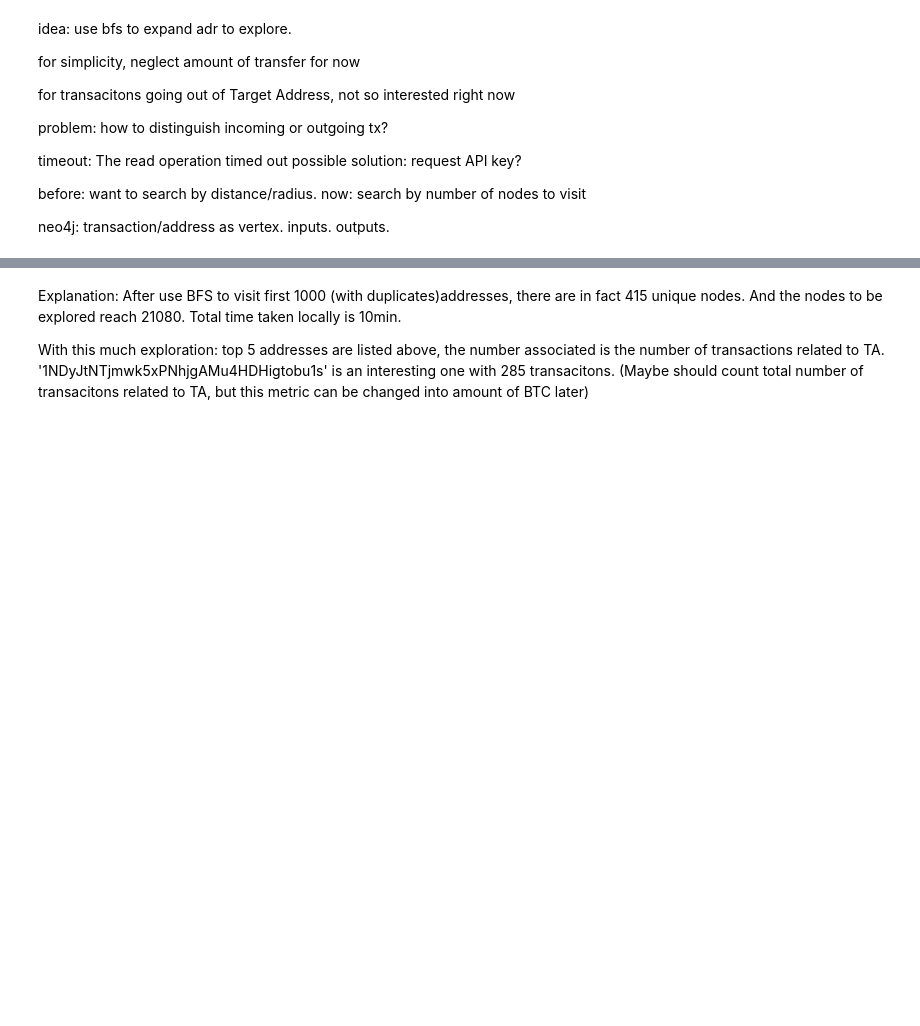
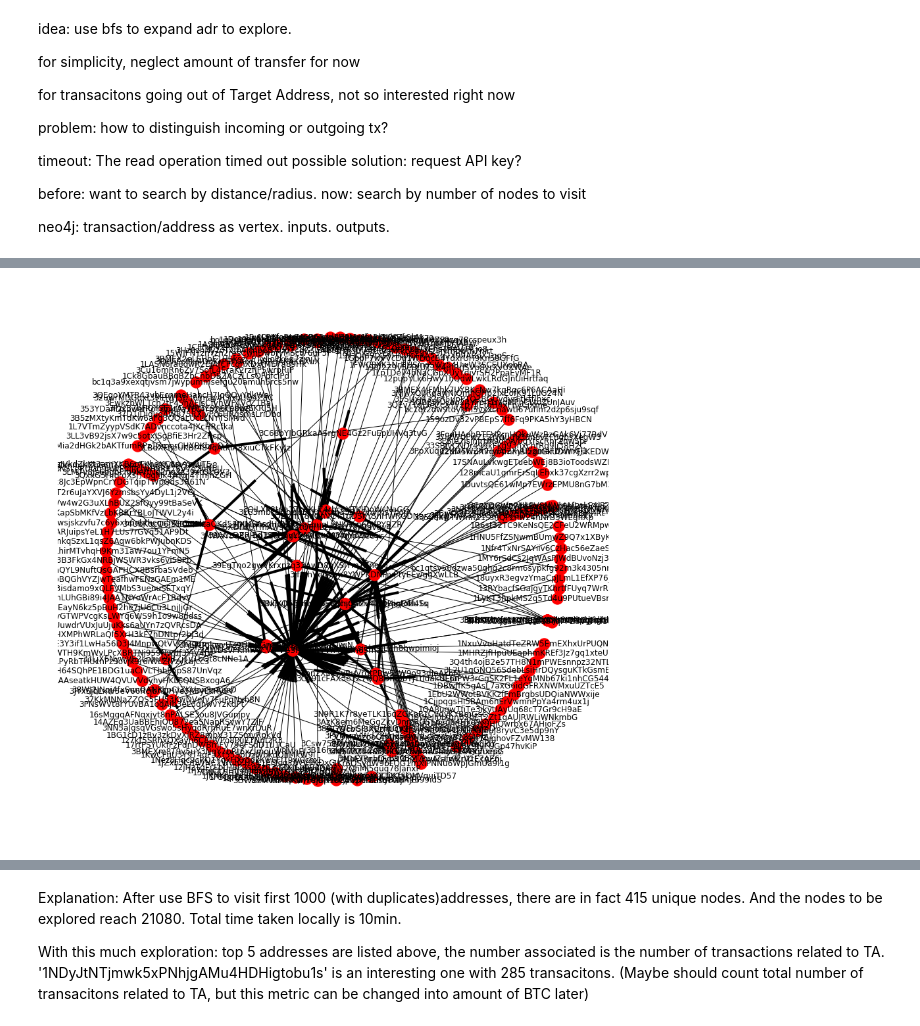
Before and after one commit to baihuajun24/tracebtc, a Jupyter notebook: playground.ipynb, the cells around one changed output, grey strips where cells are left out. Saved outputs shown, nothing was run; the diff lists cells and outputs as text; code cells hidden in the pictures; blank space fills up the shorter version.

```diff
--- a/playground.ipynb
+++ b/playground.ipynb
@@ -41,7 +44,3 @@ possible solution: request API key?
 before: want to search by distance/radius. now: search by number of nodes to visit
 
 neo4j: transaction/address as vertex. inputs. outputs.
-# %%
-tx = address.transactions[0]
-print(tx.inputs[2].address)
-print (addr_queue[0])
@@ -141,0 +138,6 @@ print (len(addr_dict))
+# %%
+G=nx.DiGraph()
+G.add_node(TA)
+for i in range(max_nodes):
+    (out_edge, out_inpaddr, out_addr) = q.get()
+    G.add_weighted_edges_from([(out_inpaddr, out_addr, out_edge)])
@@ -142,4 +159,7 @@ print (len(addr_dict))
 # %%
 matplotlib.rcParams['figure.figsize'] = [15, 15]
-nx.draw_networkx(G)
+nx.draw_networkx(G,pos=nx.spring_layout(G))
+plt.axis('off')
 plt.show()
+# %% [output]
+[figure, added]
```
Also changed, not shown: parts of 17 cells of this notebook, 4 other files.
